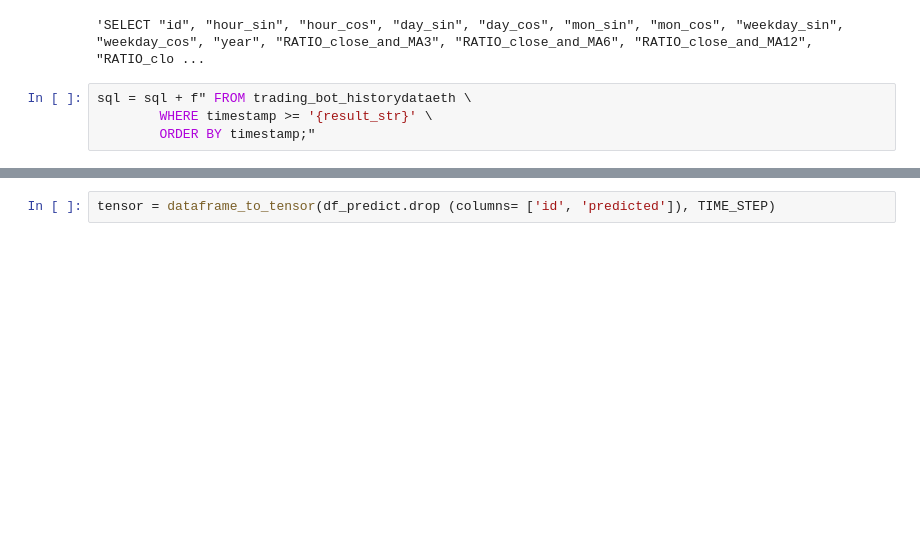
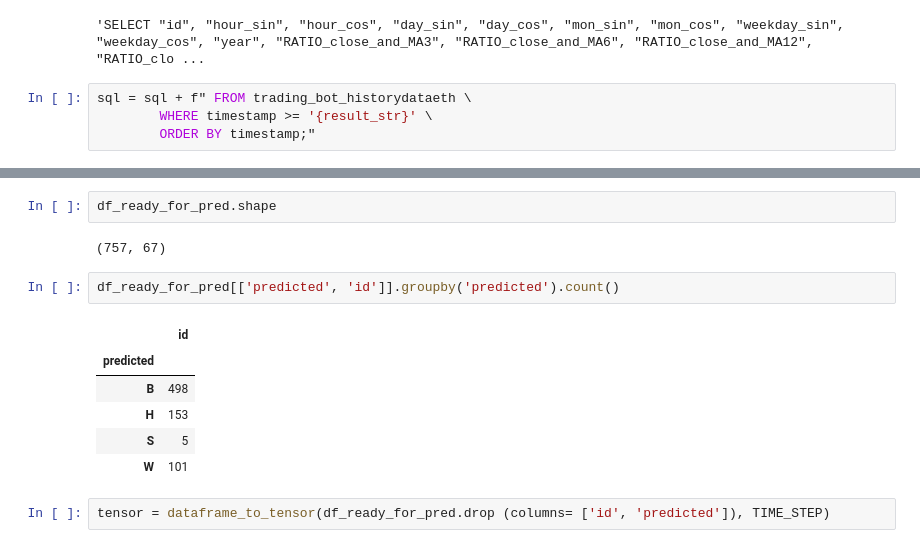
Before and after one commit to Ruslion/Django-VPS, a Jupyter notebook: prediction.ipynb, the cells around one changed output, grey strips where cells are left out. Cells and saved outputs as stored; diff of their text form; blank space fills up the shorter version.

```diff
--- a/prediction.ipynb
+++ b/prediction.ipynb
@@ -149,5 +168,18 @@ df_predict.head()
+# %%
+df_ready_for_pred.shape
+# %% [output]
+(757, 67)
+# %%
+df_ready_for_pred[['predicted', 'id']].groupby('predicted').count()
+# %% [output]
+|  | id |
+| predicted |  |
+| B | 498 |
+| H | 153 |
+| S | 5 |
+| W | 101 |
 # %%
-tensor = dataframe_to_tensor(df_predict.drop (columns= ['id', 'predicted']), TIME_STEP)
+tensor = dataframe_to_tensor(df_ready_for_pred.drop (columns= ['id', 'predicted']), TIME_STEP)
 # %%
 tensor.shape
 # %% [output]
```
Also changed, not shown: parts of 27 cells of this notebook, 9 other files.
